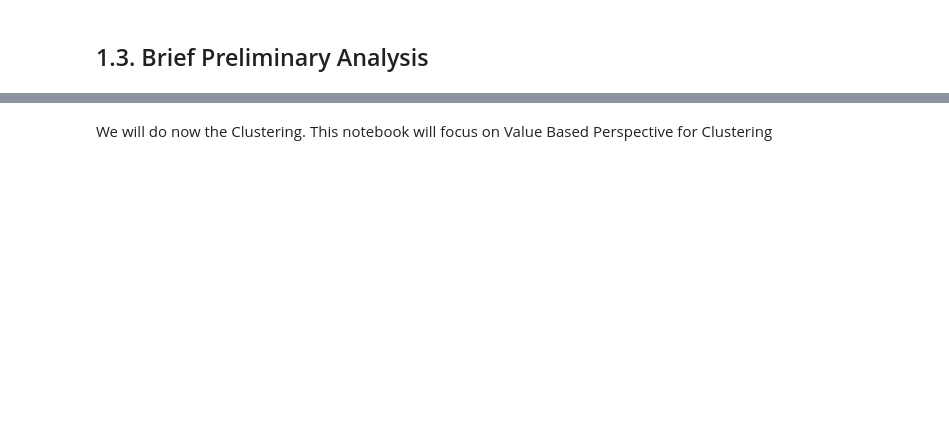
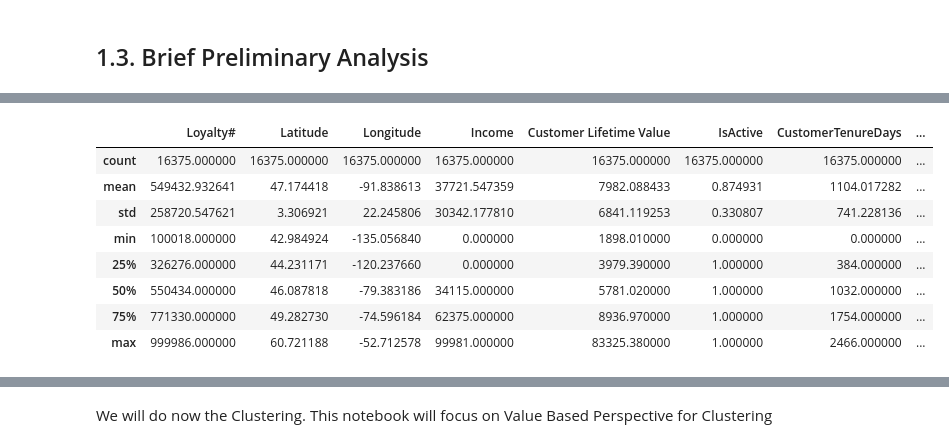
Before and after one commit to Mehmet1700/DataMining2025, a Jupyter notebook: notebooks_deliverable2/03_Clustering_Demographic.ipynb, the cells around one changed output, grey strips where cells are left out. Cells and saved outputs as stored; diff of their text form; code cells hidden in the pictures; blank space fills up the shorter version.

```diff
--- a/notebooks_deliverable2/03_Clustering_Demographic.ipynb
+++ b/notebooks_deliverable2/03_Clustering_Demographic.ipynb
@@ -136 +163,13 @@ flights.columns
+# %%
+customers.describe(include='number')
+# %% [output]
+|  | Loyalty# | Latitude | Longitude | Income | Customer Lifetime Value | IsActive | CustomerTenureDays | ... |
+| count | 16375.000000 | 16375.000000 | 16375.000000 | 16375.000000 | 16375.000000 | 16375.000000 | 16375.000000 | ... |
+| mean | 549432.932641 | 47.174418 | -91.838613 | 37721.547359 | 7982.088433 | 0.874931 | 1104.017282 | ... |
+| std | 258720.547621 | 3.306921 | 22.245806 | 30342.177810 | 6841.119253 | 0.330807 | 741.228136 | ... |
+| min | 100018.000000 | 42.984924 | -135.056840 | 0.000000 | 1898.010000 | 0.000000 | 0.000000 | ... |
+| 25% | 326276.000000 | 44.231171 | -120.237660 | 0.000000 | 3979.390000 | 1.000000 | 384.000000 | ... |
+| 50% | 550434.000000 | 46.087818 | -79.383186 | 34115.000000 | 5781.020000 | 1.000000 | 1032.000000 | ... |
+| 75% | 771330.000000 | 49.282730 | -74.596184 | 62375.000000 | 8936.970000 | 1.000000 | 1754.000000 | ... |
+| max | 999986.000000 | 60.721188 | -52.712578 | 99981.000000 | 83325.380000 | 1.000000 | 2466.000000 | ... |
 # %% [markdown]
```
Also changed, not shown: parts of 41 cells of this notebook, 3 other files.
